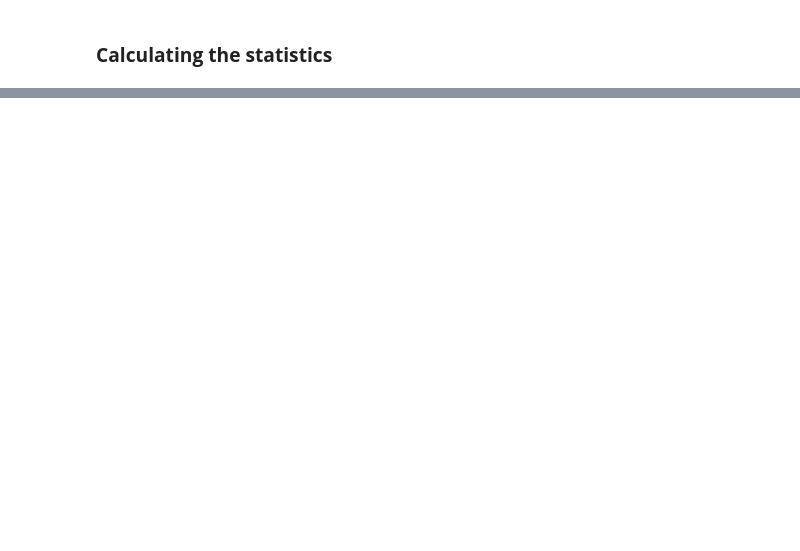
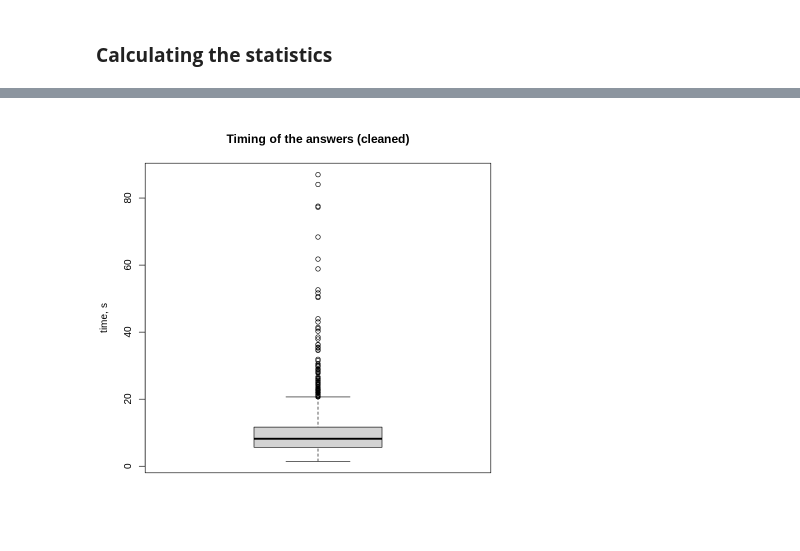
Before and after one commit to KatiaKozlova/stat-project, a Jupyter notebook: stat_project.ipynb, the cells around one changed output, grey strips where cells are left out. Cells and saved outputs as stored; diff of their text form; code cells hidden in the pictures; blank space fills up the shorter version.

```diff
--- a/stat_project.ipynb
+++ b/stat_project.ipynb
@@ -220,0 +264,9 @@ summary(second_exp$clean_time)
+# %%
+# illustrating via boxplot
+
+boxplot(second_exp$clean_time,
+  ylab = "time, s",
+  main = 'Timing of the answers (cleaned)'
+)
+# %% [output]
+[figure, added]
```
Also changed, not shown: parts of 17 cells of this notebook.
